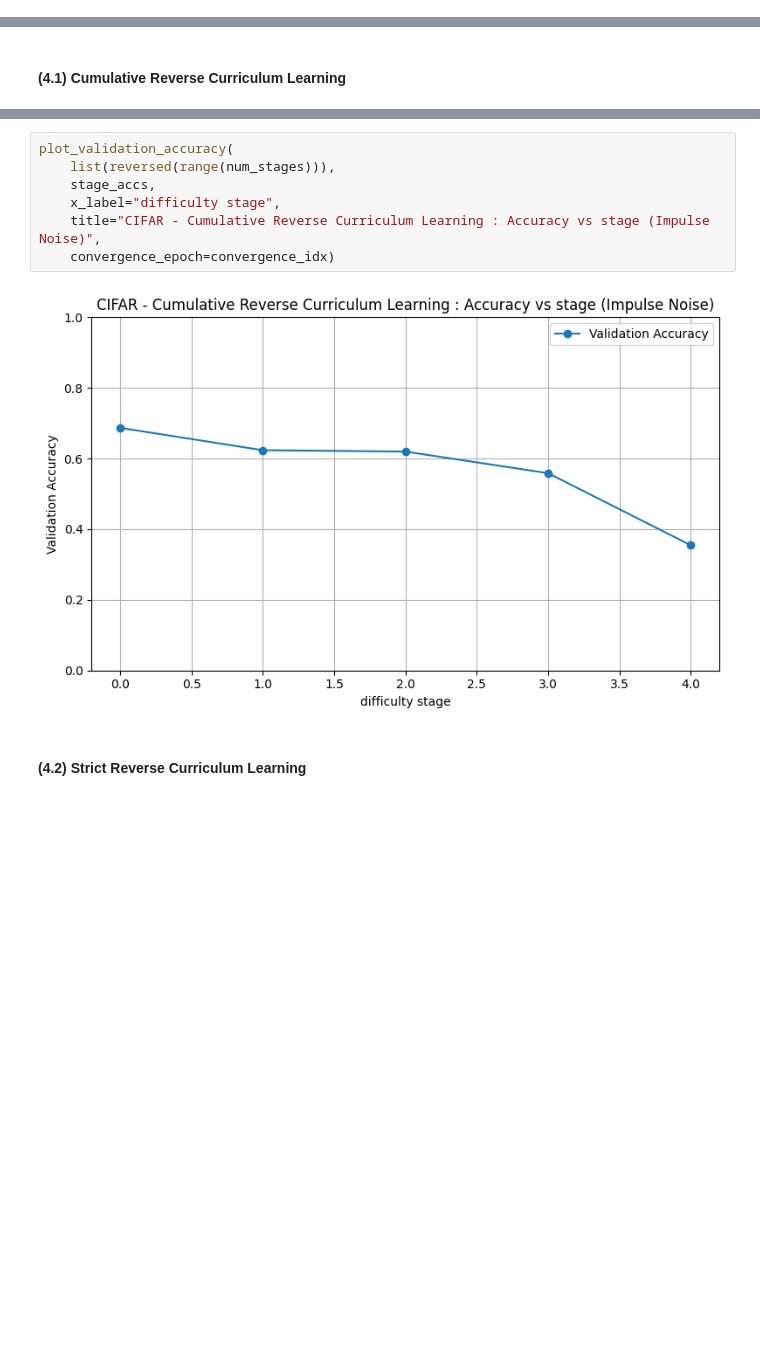
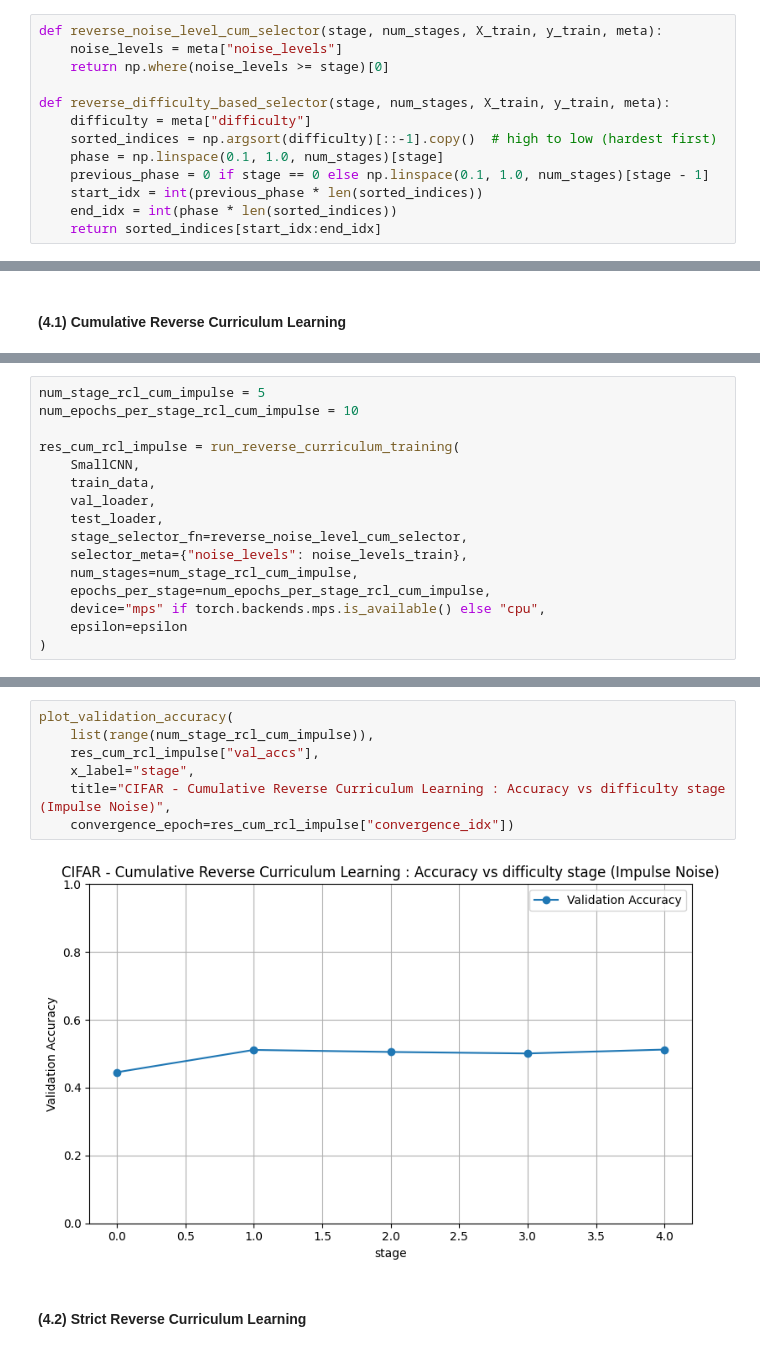
Before and after one commit to Reza-rgb/Opti4ML-TidyTeam, a Jupyter notebook: src/cifar_10_dataset.ipynb, the cells around one changed output, grey strips where cells are left out. Drawn from its saved outputs; the diff is of its cells as text; blank space fills up the shorter version.

Commit message:
add all plots + fixed training loop

```diff
--- a/src/cifar_10_dataset.ipynb
+++ b/src/cifar_10_dataset.ipynb
@@ -98,0 +485,13 @@ Train: 45000, Val: 5000, Test: 10000
+# %%
+def reverse_noise_level_cum_selector(stage, num_stages, X_train, y_train, meta):
+    noise_levels = meta["noise_levels"]
+    return np.where(noise_levels >= stage)[0]
+
+def reverse_difficulty_based_selector(stage, num_stages, X_train, y_train, meta):
+    difficulty = meta["difficulty"]
+    sorted_indices = np.argsort(difficulty)[::-1].copy()  # high to low (hardest first)
+    phase = np.linspace(0.1, 1.0, num_stages)[stage]
+    previous_phase = 0 if stage == 0 else np.linspace(0.1, 1.0, num_stages)[stage - 1]
+    start_idx = int(previous_phase * len(sorted_indices))
+    end_idx = int(phase * len(sorted_indices))
+    return sorted_indices[start_idx:end_idx]
@@ -2669,0 +2076,16 @@ Final Test Accuracy: 0.4630
+# %%
+num_stage_rcl_cum_impulse = 5
+num_epochs_per_stage_rcl_cum_impulse = 10
+
+res_cum_rcl_impulse = run_reverse_curriculum_training(
+    SmallCNN,
+    train_data,
+    val_loader,
+    test_loader,
+    stage_selector_fn=reverse_noise_level_cum_selector,
+    selector_meta={"noise_levels": noise_levels_train},
+    num_stages=num_stage_rcl_cum_impulse,
+    epochs_per_stage=num_epochs_per_stage_rcl_cum_impulse,
+    device="mps" if torch.backends.mps.is_available() else "cpu",
+    epsilon=epsilon
+)
@@ -2670,11 +2110,11 @@ Final Test Accuracy: 0.4630
 # %%
 plot_validation_accuracy(
-    list(reversed(range(num_stages))),
-    stage_accs,
-    x_label="difficulty stage",
-    title="CIFAR - Cumulative Reverse Curriculum Learning : Accuracy vs stage (Impulse Noise)",
-    convergence_epoch=convergence_idx)
+    list(range(num_stage_rcl_cum_impulse)),
+    res_cum_rcl_impulse["val_accs"],
+    x_label="stage",
+    title="CIFAR - Cumulative Reverse Curriculum Learning : Accuracy vs difficulty stage (Impulse Noise)",
+    convergence_epoch=res_cum_rcl_impulse["convergence_idx"])
 # %% [output]
-[figure, old version]
+[figure, new version]
 # %% [markdown]
 #### (4.2) Strict Reverse Curriculum Learning
```
Also changed, not shown: parts of 92 cells of this notebook.
